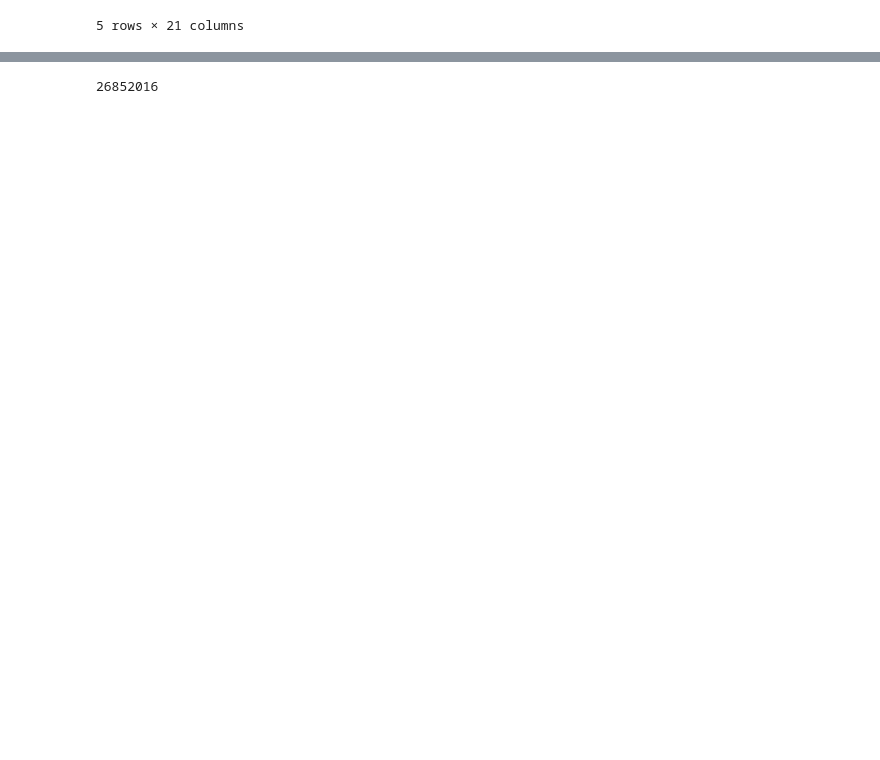
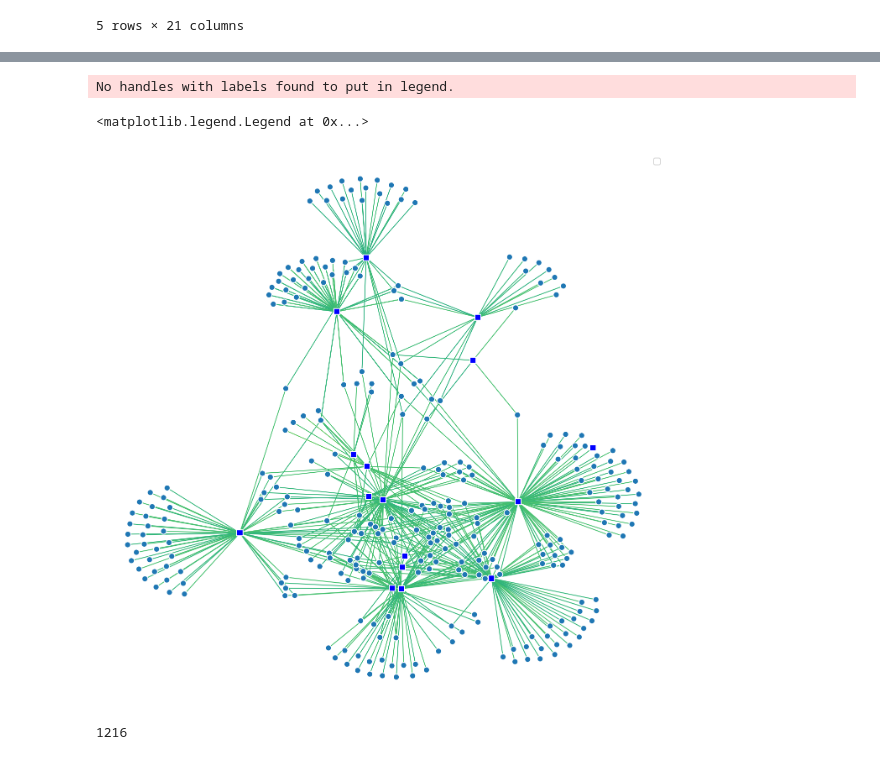
Before and after one commit to camillescott/viralnet, a Jupyter notebook: hypernet.ipynb, the cells around one changed output, grey strips where cells are left out. Drawn from its saved outputs; the diff is of its cells as text; code cells hidden in the pictures; blank space fills up the shorter version.

```diff
--- a/hypernet.ipynb
+++ b/hypernet.ipynb
@@ -57,0 +80,8 @@ df.head()
+# %%
+isomags['source'] = 'isomag'
+metaspacers['source'] = 'metagenome'
+
+allspacers = isomags.append(metaspacers)
+print( 'isolats + MAGs :', isomags.shape[0] )
+print( 'metaspacers    :', metaspacers.shape[0] )
+print( 'all hits       :', allspacers.shape[0] )
@@ -69,0 +118,11 @@ metaspacer_records = [ r.id for r in SeqIO.parse( gzip.open( 'data/meta_spacers.
+# %%
+G = networkx.convert_matrix.from_pandas_edgelist( allspacers, 'CRISPR_array', 'vcluster', 'bitscore' )
+
+networkx.set_node_attributes( G, { ':'.join(name.split(':')[:2]) : {'type':'CRISPR_array'} for name in allspacers.query_id } )
+networkx.set_node_attributes( G, { name : {'type':'vcluster'} for name in allspacers.vcluster } )
+
+networkx.set_node_attributes( G, { ':'.join(name.split(':')[:2]) : {'source':'metagenome'} for name in metaspacers.query_id } )
+networkx.set_node_attributes( G, { ':'.join(name.split(':')[:2]) : {'source':'isomag'}     for name in isomags.query_id } )
+
+# decompose graph into connected component subgraphs
+components = sorted( networkx.connected_component_subgraphs(G), key=len, reverse=True )
@@ -70,4 +167,58 @@ metaspacer_records = [ r.id for r in SeqIO.parse( gzip.open( 'data/meta_spacers.
+# %%
+# Code cell for plotting an individual network
+
+from grave import plot_network, use_attributes
+
+colormap = matplotlib.cm.Dark2
+n = 2
+
+figure( figsize = ( 12, 12 ) )
+
+#def edge_style(edge_attrs) :
+#    alpha = edge_attrs['weight'] / 1000
+#    return {'color' : 'black', 'alpha' : alpha }
+
+def edge_style( edge_attributes ) :
+    return { 'linewidth' : edge_attributes.get( 'bitscore', 1 ) }
+
+def node_style( node_attributes ) :
+    return { 'label' : node_attributes.get( 'label' ) }
+
+g = components[ n ]
+
+centrality = networkx.closeness_centrality( g )
+max_centrality = max( centrality.values() )
+
+taxa = set( component_taxa[n].values() )
+taxa_colors = { taxon : color for taxon, color in zip( taxa, colormap.colors[:len(taxa)] ) }
+
+for node, node_attributes in g.nodes.data():
+    node_attributes['size'] = ( ( max_centrality / centrality[node] ) + .1 ) * 30
+    if node_attributes['type'] == 'CRISPR_array' :
+        node_attributes['shape'] = 's'
+        #node_attributes['color'] = taxa_colors[ component_taxa[n][node] ]
+        if node_attributes['source'] == 'isomag' :
+            node_attributes['color'] = 'blue'
+        else :
+            node_attributes['color'] = 'red'
+        node_attributes['label'] = component_taxa[n][node]
+
+for u, v, edge_attributes in g.edges.data():
+    color_idx = ( 0.75 * edge_attributes['bitscore'] / bit_med )
+    cmap = get_cmap()
+    edge_attributes['color'] = cmap(color_idx)
+    edge_attributes['width'] = 2
+
+plt = plot_network( g, layout='spring',
+              node_style=use_attributes( [ 'label', 'color', 'shape' ] ),
+              edge_style=use_attributes('color') )
+
+legend()
+# %% [output]
+No handles with labels found to put in legend.
+<matplotlib.legend.Legend at 0x...>
+[figure, added]
 # %%
-len(metaspacer_records)
+len(components)
 # %% [output]
-26852016
+1216
```
Also changed, not shown: parts of 10 cells of this notebook.
